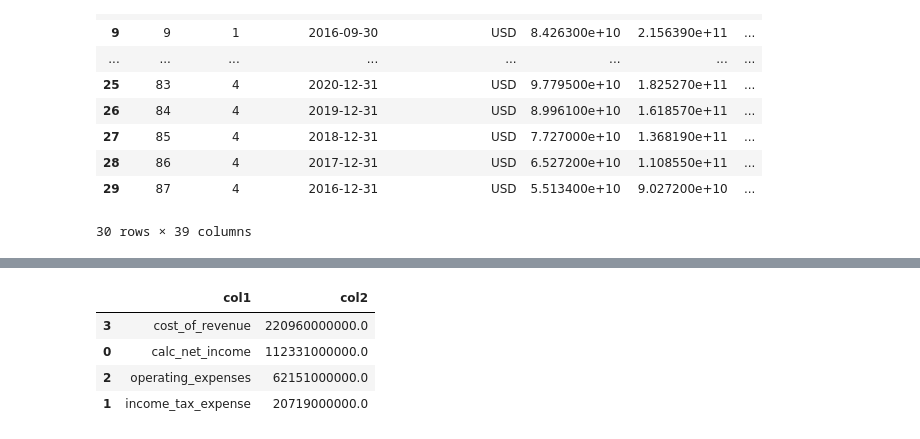
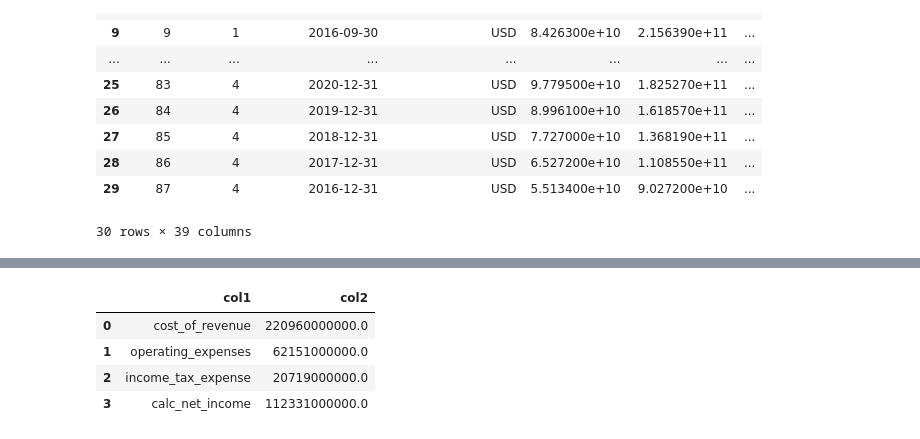
Before and after one commit to kumarbyes/project_stock_analysis, a Jupyter notebook: analysis_using_plotly_dash/dash_app.ipynb, the cells around one changed output, grey strips where cells are left out. Saved outputs shown, nothing was run; the diff lists cells and outputs as text; code cells hidden in the pictures.

```diff
--- a/analysis_using_plotly_dash/dash_app.ipynb
+++ b/analysis_using_plotly_dash/dash_app.ipynb
@@ -188,16 +188,16 @@ Name: fiscal_date_ending, dtype: str
 # %%
 df = df.astype({"fiscal_date_ending":"datetime64[ns]"})
 #df[df.fiscal_date_ending == '2025-09-30'][["calc_net_income","income_tax_expense","operating_expenses","cost_of_revenue"]].T
 #plot_df = pd.DataFrame(df[df.fiscal_date_ending == '2025-09-30'][["calc_net_income","income_tax_expense","operating_expenses","cost_of_revenue"]].T)
-plot_df = pd.DataFrame(df.iloc[0][["calc_net_income","income_tax_expense","operating_expenses","cost_of_revenue"]].T)
+plot_df = pd.DataFrame(df.iloc[0][["cost_of_revenue","operating_expenses","income_tax_expense","calc_net_income"]].T)
 plot_df.reset_index(inplace=True)
 plot_df.columns=["col1","col2"]
-plot_df.sort_values(by="col2",inplace=True,ascending=False)
+#plot_df.sort_values(by="col2",inplace=True,ascending=False)
 plot_df
 # %% [output]
 |  | col1 | col2 |
-| 3 | cost_of_revenue | 220960000000.0 |
-| 0 | calc_net_income | 112331000000.0 |
-| 2 | operating_expenses | 62151000000.0 |
-| 1 | income_tax_expense | 20719000000.0 |
+| 0 | cost_of_revenue | 220960000000.0 |
+| 1 | operating_expenses | 62151000000.0 |
+| 2 | income_tax_expense | 20719000000.0 |
+| 3 | calc_net_income | 112331000000.0 |
 # %%
```
Also changed, not shown: parts of 1 cell of this notebook.
